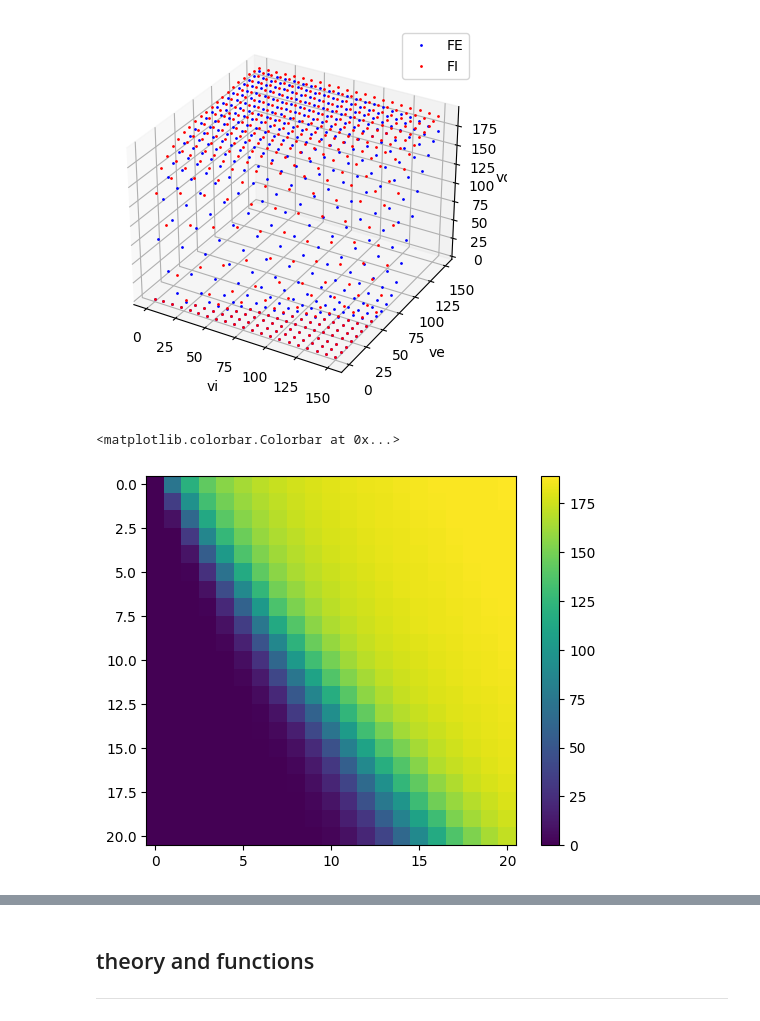
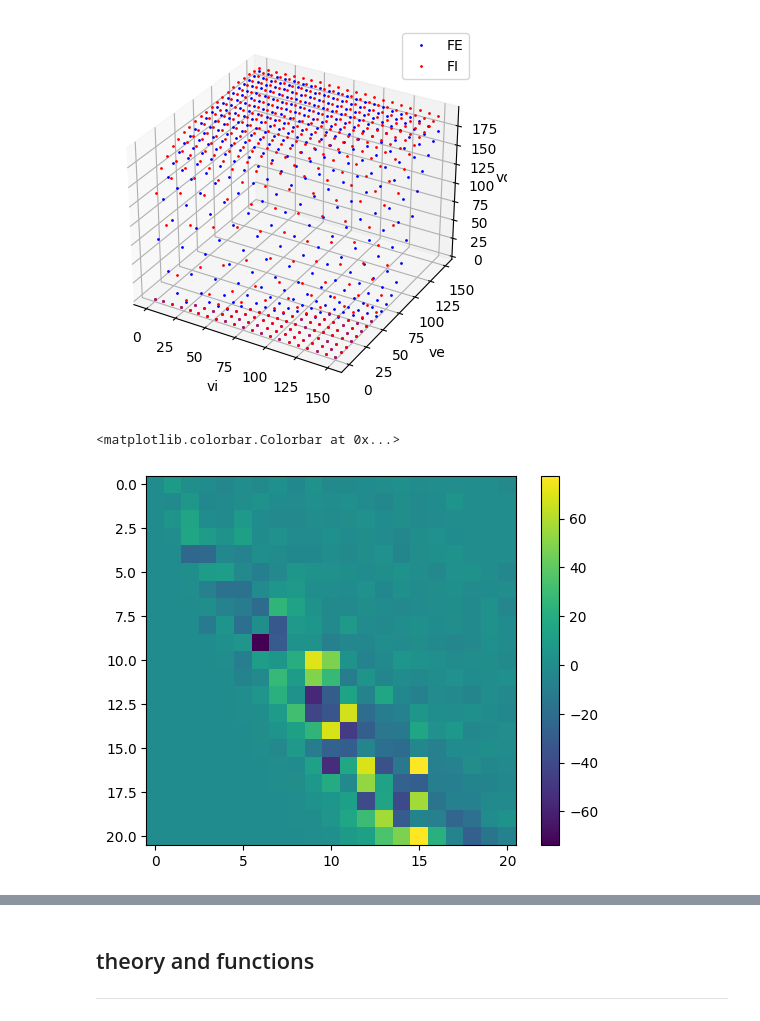
Before and after one commit to joverwiening/MF-TransferFunction, a Jupyter notebook: fitTF.ipynb, the cells around one changed output, grey strips where cells are left out. Drawn from its saved outputs; the diff is of its cells as text; code cells hidden in the pictures.

Commit message:
fits data stuff

```diff
--- a/fitTF.ipynb
+++ b/fitTF.ipynb
@@ -19,6 +19,8 @@ vve, vvi = np.meshgrid(ve, vi)
 # %%
 RS = np.load('data\\ExpTF_cortex_exc_Nstp21.npy').T
 FS = np.load('data\\ExpTF_cortex_inh_Nstp21.npy').T
+RS2 = np.load('data\\ExpTF_cortex_exc_Nstp21_single.npy').T
+FS2 = np.load('data\\ExpTF_cortex_inh_Nstp21_single.npy').T
 ve = np.linspace(0, 150, 21)
 vi = np.linspace(0, 150, 21)
 
@@ -45,11 +48,11 @@ ax.legend();
 # %% [output]
 [figure]
 # %%
-plt.imshow(RS)
+plt.imshow(RS-RS2)
 plt.colorbar()
 # %% [output]
 <matplotlib.colorbar.Colorbar at 0x...>
-[figure, old version]
+[figure, new version]
 # %%
 # params = loadparams('thalamus_ACh')
 params = loadparams('cortex')
```
Also changed, not shown: parts of 1 cell of this notebook, 13 other files.
